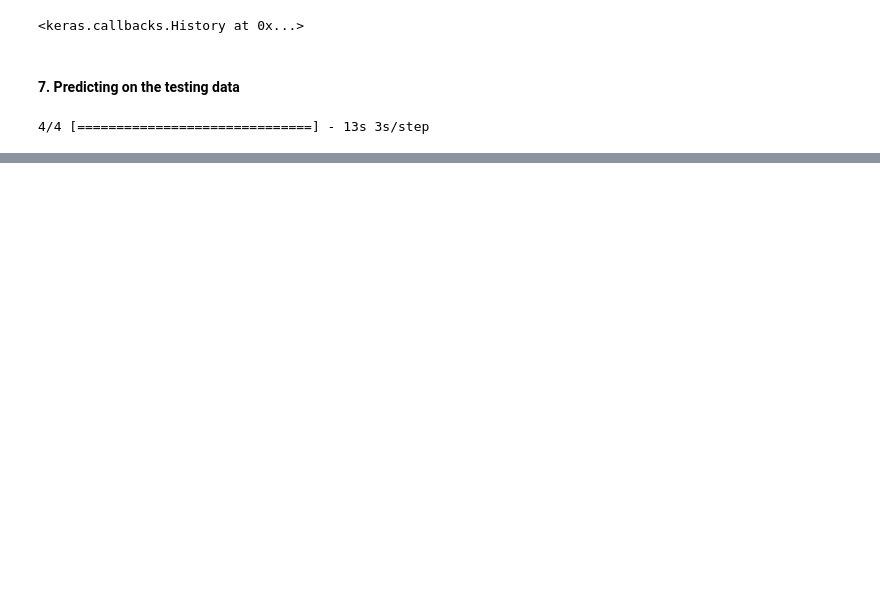
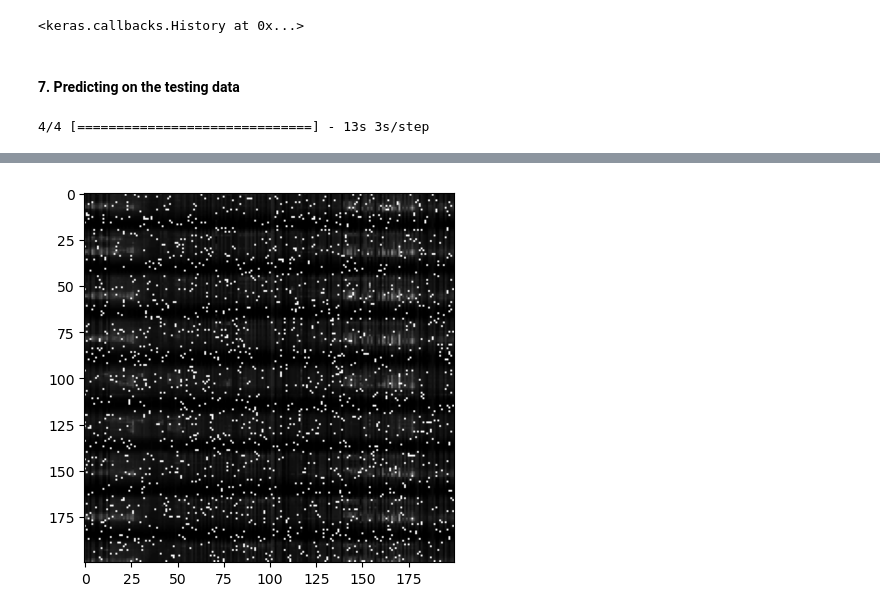
Before and after one commit to Evan-Callaghan/FieldsAcademy-NeuralNetworks, a Jupyter notebook: Project/Working/image_model.ipynb, the cells around one changed output, grey strips where cells are left out. Cells and saved outputs as stored; diff of their text form; code cells hidden in the pictures; blank space fills up the shorter version.

```diff
--- a/Project/Working/image_model.ipynb
+++ b/Project/Working/image_model.ipynb
@@ -161,3 +216,8 @@ decoded_val_images_new.max()
+# %%
+plt.imshow(tf.squeeze(X_val[10]), cmap = 'gray')
+plt.show()
+# %% [output]
+[figure, added]
 # %%
 decoded_val_images[0]
 # %% [output]
```
Also changed, not shown: parts of 13 cells of this notebook.
